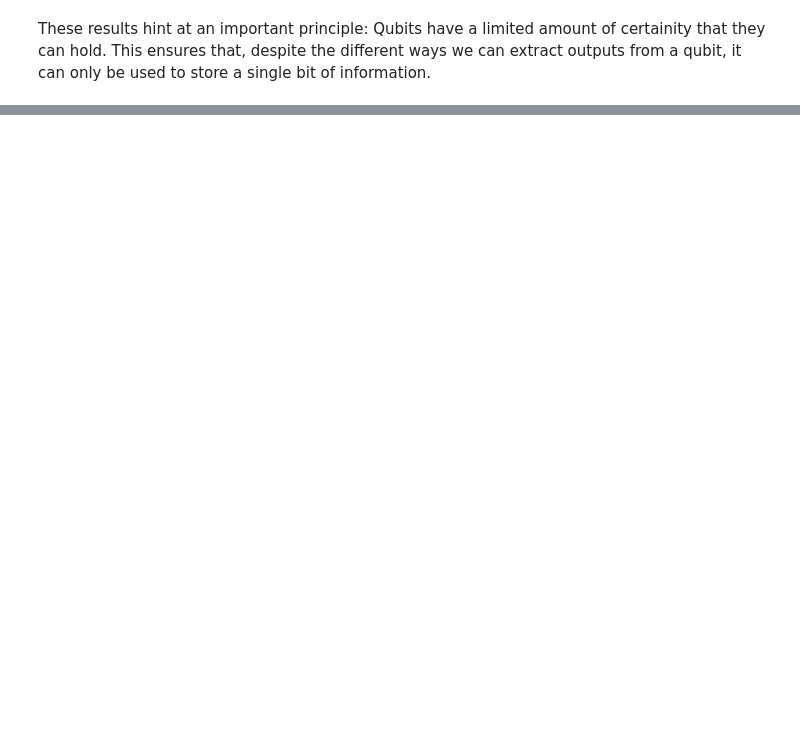
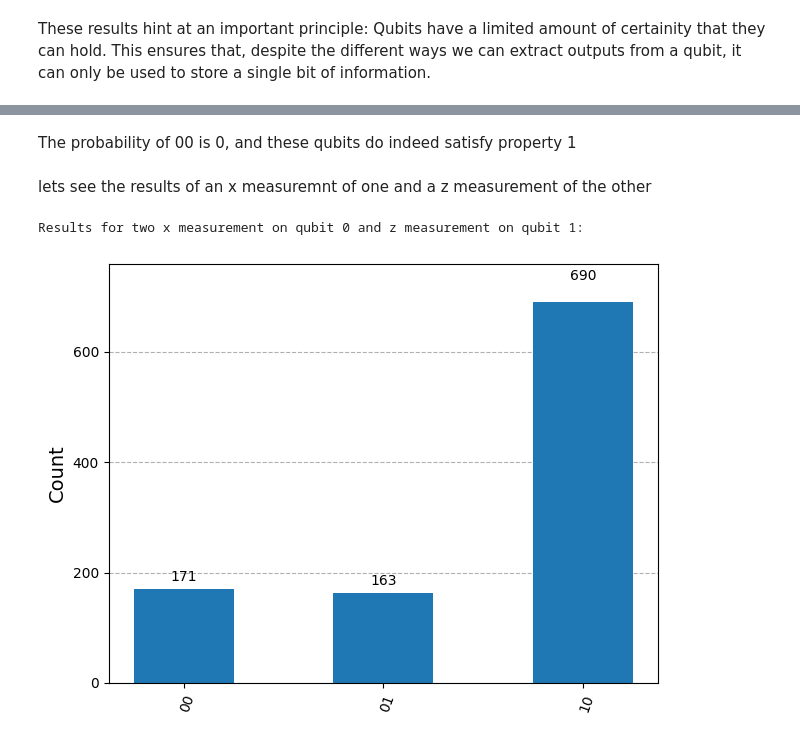
Before and after one commit to ram-polisetti/qiskit, a Jupyter notebook: Fundamentals.ipynb, the cells around one changed output, grey strips where cells are left out. Saved outputs shown, nothing was run; the diff lists cells and outputs as text; code cells hidden in the pictures; blank space fills up the shorter version.

```diff
--- a/Fundamentals.ipynb
+++ b/Fundamentals.ipynb
@@ -660,0 +693,16 @@ These results hint at an important principle: Qubits have a limited amount of ce
+# %% [markdown]
+The probability of 00 is 0, and these qubits do indeed satisfy property 1
+# %% [markdown]
+lets see the results of an x measuremnt of one and a z measurement of the other
+# %%
+measurements = QuantumCircuit(2, 2)
+measurements.h(0)
+measurements.measure(0, 0)
+measurements.measure(1, 1)
+qc = qc_hardy.compose(measurements)
+print('Results for two x measurement on qubit 0 and z measurement on qubit 1:')
+counts = Aer.get_backend('qasm_simulator').run(qc).result().get_counts()
+plot_histogram(counts)
+# %% [output]
+Results for two x measurement on qubit 0 and z measurement on qubit 1:
+[figure, added]
```
Also changed, not shown: parts of 15 cells of this notebook.
